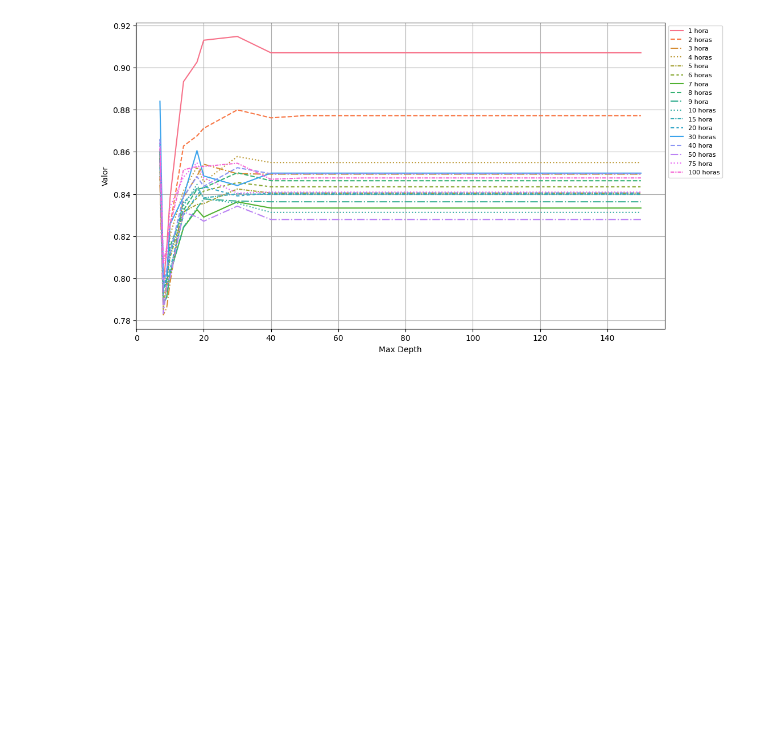
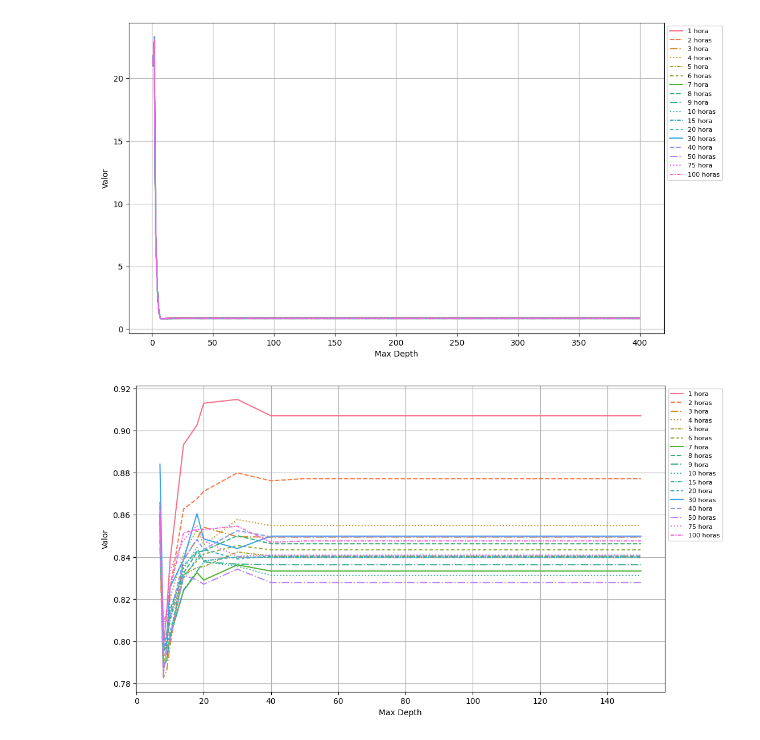
Before and after one commit to Raul-Gonzalez-M/TFG, a Jupyter notebook: codigo/ComparacionDeAlgoritmos/RandomForestIMC/RandomForestIMCeva.ipynb, the cells around one changed output. Cells and saved outputs as stored; diff of their text form; code cells hidden in the pictures; blank space fills up the shorter version.

```diff
--- a/codigo/ComparacionDeAlgoritmos/RandomForestIMC/RandomForestIMCeva.ipynb
+++ b/codigo/ComparacionDeAlgoritmos/RandomForestIMC/RandomForestIMCeva.ipynb
@@ -34,6 +34,10 @@ def pintarRandomForest(min_depth, max_depth):
 
     # Mostrar gráfico
     plt.show()
+# %%
+pintarRandomForest(1,400)
+# %% [output]
+[figure, added]
 # %%
 pintarRandomForest(7,150)
 # %% [output]
```
